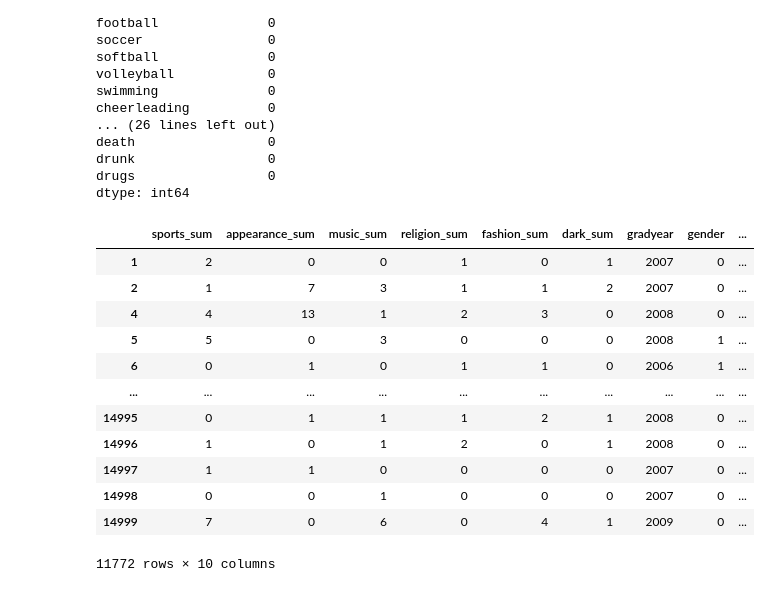
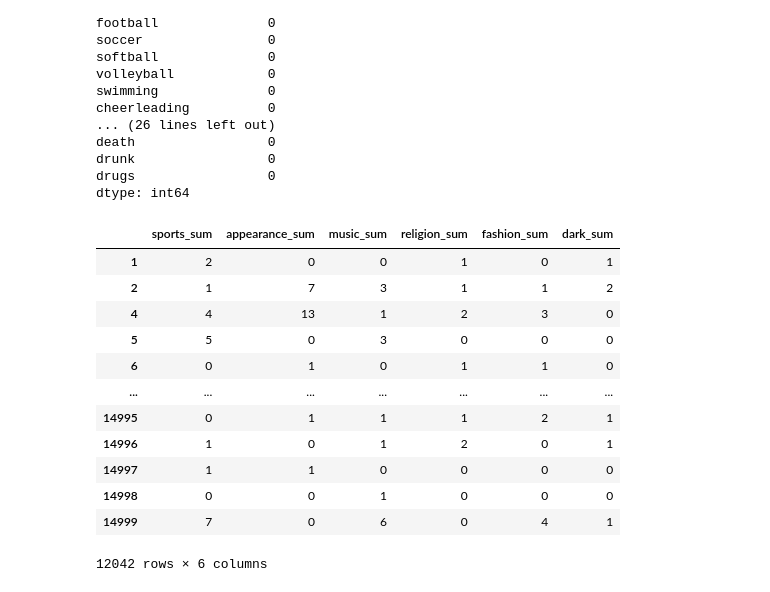
Before and after one commit to vital228/SHAD_MTS_24_25, a Jupyter notebook: maths/misis/Домашняя_работа_1.ipynb, the cells around one changed output. Cells and saved outputs as stored; diff of their text form; code cells hidden in the pictures.

```diff
--- a/maths/misis/Домашняя_работа_1.ipynb
+++ b/maths/misis/Домашняя_работа_1.ipynb
@@ -36,49 +36,49 @@ dtype: int64
 # %%
 data = data.dropna()
 
 df_new = pd.DataFrame()
 # Группы столбцов
 sports_cols = ['basketball', 'football', 'soccer', 'softball', 'volleyball', 'swimming', 'cheerleading', 'baseball', 'tennis', 'sports']
 appearance_cols = ['cute', 'sex', 'sexy', 'hot', 'kissed', 'blonde', 'hair']
 music_cols = ['dance', 'band', 'marching', 'music', 'rock']
 religion_cols = ['god', 'church', 'jesus', 'bible']
 fashion_cols = ['dress', 'mall', 'shopping', 'clothes', 'hollister', 'abercrombie']
 dark_cols = ['die', 'death', 'drunk', 'drugs']
 
 # Суммируем значения по темам
 df_new['sports_sum'] = data[sports_cols].sum(axis=1)
 df_new['appearance_sum'] = data[appearance_cols].sum(axis=1)
 df_new['music_sum'] = data[music_cols].sum(axis=1)
 df_new['religion_sum'] = data[religion_cols].sum(axis=1)
 df_new['fashion_sum'] = data[fashion_cols].sum(axis=1)
 df_new['dark_sum'] = data[dark_cols].sum(axis=1)
 
-#  базовые данные
-df_new['gradyear'] = data['gradyear']
-df_new['gender'] = data['gender']
-df_new['age'] = data['age']
-# Преобразуем значения к числам: если не получилось — будет NaN
-df_new['age'] = pd.to_numeric(df_new['age'], errors='coerce')
+# #  базовые данные
+# df_new['gradyear'] = data['gradyear']
+# df_new['gender'] = data['gender']
+# df_new['age'] = data['age']
+# # Преобразуем значения к числам: если не получилось — будет NaN
+# df_new['age'] = pd.to_numeric(df_new['age'], errors='coerce')
 
-# Удаляем строки с NaN в age (т.е. где было нечисловое значение)
-df_new = df_new.dropna(subset=['age'])
-df_new['age'] = df_new['age'].astype(float)
-df_new['NumberOffriends'] = data['NumberOffriends']
+# # Удаляем строки с NaN в age (т.е. где было нечисловое значение)
+# df_new = df_new.dropna(subset=['age'])
+# df_new['age'] = df_new['age'].astype(float)
+# df_new['NumberOffriends'] = data['NumberOffriends']
 
-df_new['gender'] = data['gender'].map({'M': 1, 'F': 0}).astype(int)
+# df_new['gender'] = data['gender'].map({'M': 1, 'F': 0}).astype(int)
 
 df_new
 # %% [output]
-|  | sports_sum | appearance_sum | music_sum | religion_sum | fashion_sum | dark_sum | gradyear | gender | ... |
-| 1 | 2 | 0 | 0 | 1 | 0 | 1 | 2007 | 0 | ... |
-| 2 | 1 | 7 | 3 | 1 | 1 | 2 | 2007 | 0 | ... |
-| 4 | 4 | 13 | 1 | 2 | 3 | 0 | 2008 | 0 | ... |
-| 5 | 5 | 0 | 3 | 0 | 0 | 0 | 2008 | 1 | ... |
-| 6 | 0 | 1 | 0 | 1 | 1 | 0 | 2006 | 1 | ... |
-| ... | ... | ... | ... | ... | ... | ... | ... | ... | ... |
-| 14995 | 0 | 1 | 1 | 1 | 2 | 1 | 2008 | 0 | ... |
-| 14996 | 1 | 0 | 1 | 2 | 0 | 1 | 2008 | 0 | ... |
-| 14997 | 1 | 1 | 0 | 0 | 0 | 0 | 2007 | 0 | ... |
-| 14998 | 0 | 0 | 1 | 0 | 0 | 0 | 2007 | 0 | ... |
-| 14999 | 7 | 0 | 6 | 0 | 4 | 1 | 2009 | 0 | ... |
+|  | sports_sum | appearance_sum | music_sum | religion_sum | fashion_sum | dark_sum |
+| 1 | 2 | 0 | 0 | 1 | 0 | 1 |
+| 2 | 1 | 7 | 3 | 1 | 1 | 2 |
+| 4 | 4 | 13 | 1 | 2 | 3 | 0 |
+| 5 | 5 | 0 | 3 | 0 | 0 | 0 |
+| 6 | 0 | 1 | 0 | 1 | 1 | 0 |
+| ... | ... | ... | ... | ... | ... | ... |
+| 14995 | 0 | 1 | 1 | 1 | 2 | 1 |
+| 14996 | 1 | 0 | 1 | 2 | 0 | 1 |
+| 14997 | 1 | 1 | 0 | 0 | 0 | 0 |
+| 14998 | 0 | 0 | 1 | 0 | 0 | 0 |
+| 14999 | 7 | 0 | 6 | 0 | 4 | 1 |
-11772 rows × 10 columns
+12042 rows × 6 columns
```
Also changed, not shown: parts of 15 cells of this notebook.
